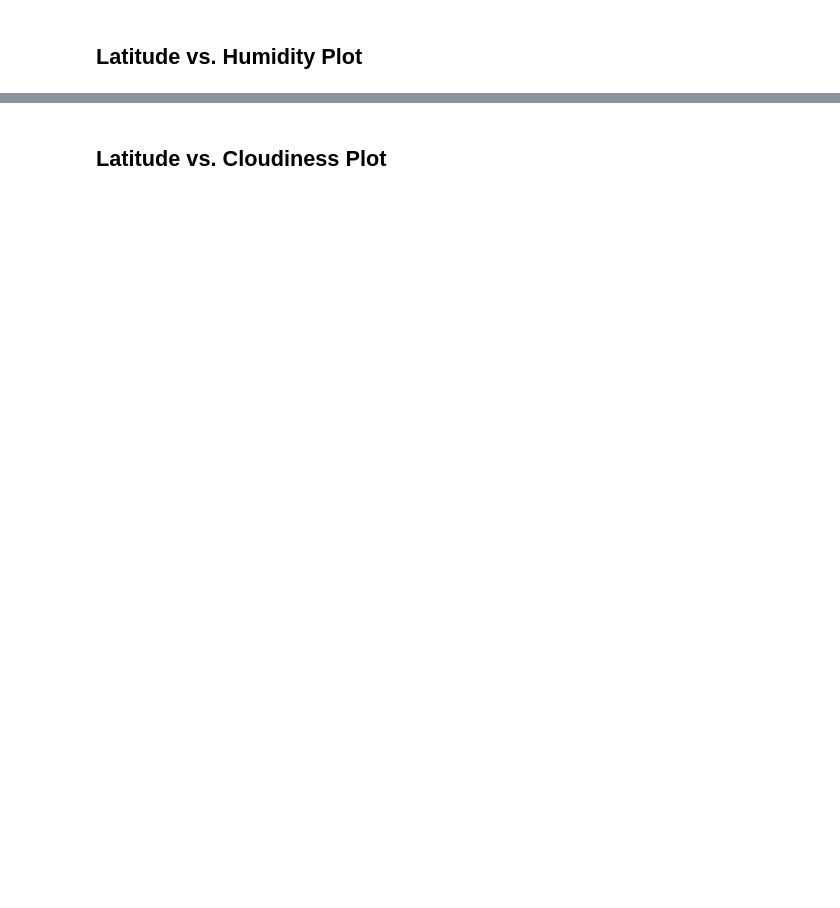
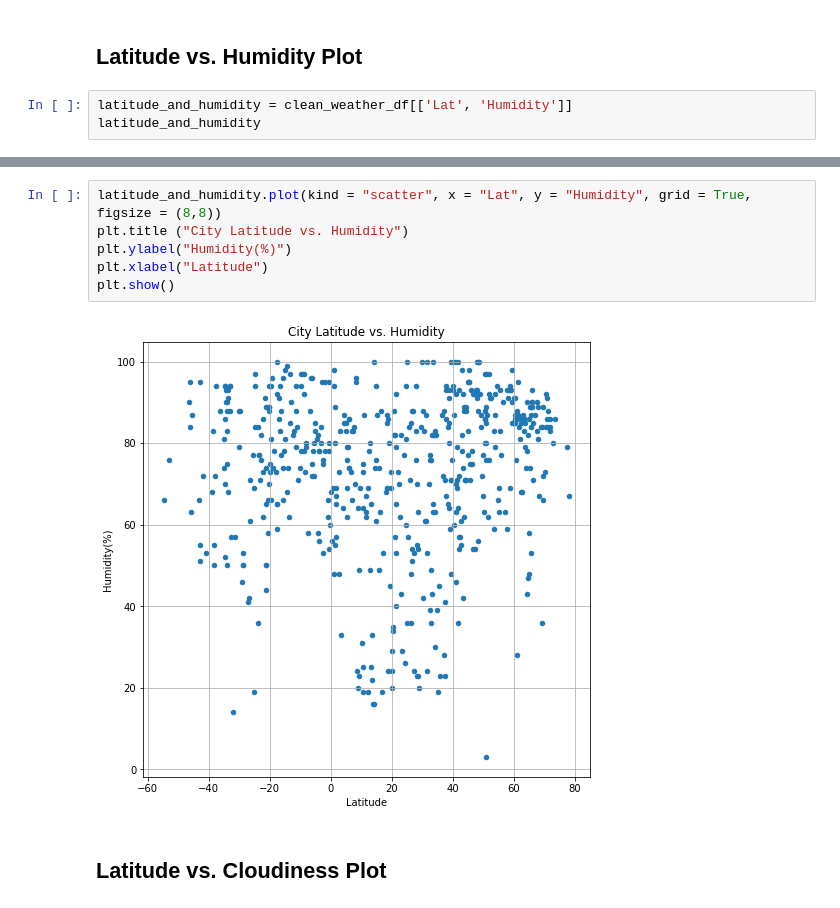
Before and after one commit to Ainash-Toleu/weather-analysis-api, a Jupyter notebook: WeatherPy/WeatherPy.ipynb, the cells around one changed output, grey strips where cells are left out. Drawn from its saved outputs; the diff is of its cells as text; blank space fills up the shorter version.

```diff
--- a/WeatherPy/WeatherPy.ipynb
+++ b/WeatherPy/WeatherPy.ipynb
@@ -233,2 +258,5 @@ clean_weather_df.describe()
 # %% [markdown]
 ## Latitude vs. Humidity Plot
+# %%
+latitude_and_humidity = clean_weather_df[['Lat', 'Humidity']]
+latitude_and_humidity
@@ -235,2 +277,10 @@ clean_weather_df.describe()
+# %%
+latitude_and_humidity.plot(kind = "scatter", x = "Lat", y = "Humidity", grid = True, figsize = (8,8))
+plt.title ("City Latitude vs. Humidity")
+plt.ylabel("Humidity(%)")
+plt.xlabel("Latitude")
+plt.show()
+# %% [output]
+[figure, added]
 # %% [markdown]
 ## Latitude vs. Cloudiness Plot
```
Also changed, not shown: parts of 5 cells of this notebook.
